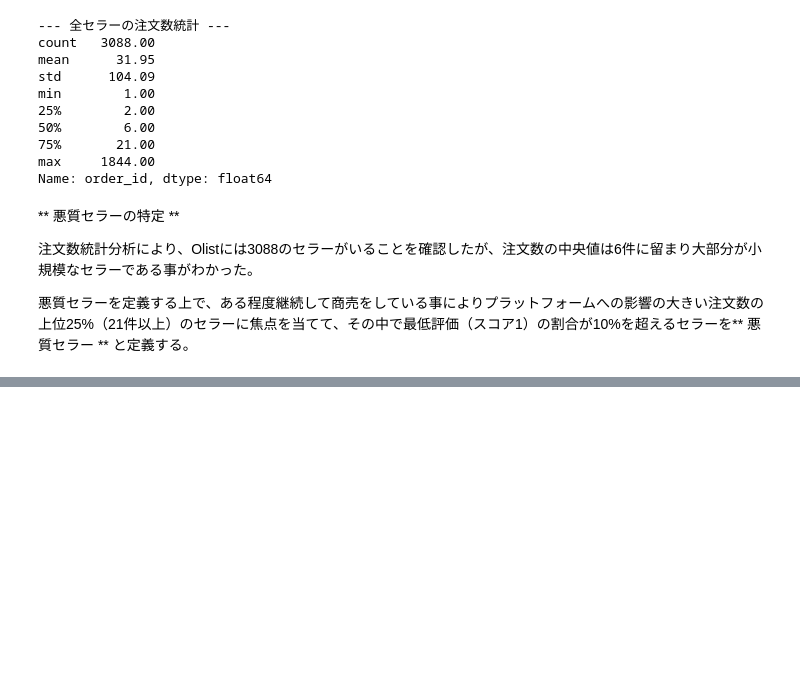
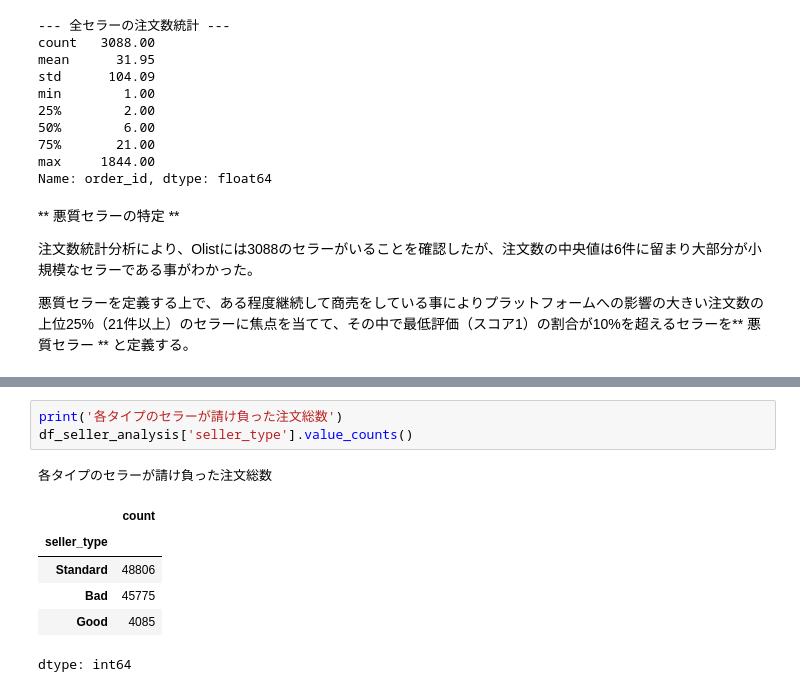
Before and after one commit to kanebako-s/olist-data-analysis, a Jupyter notebook: Kaggle_Olist_analysis_v2.0.ipynb, the cells around one changed output, grey strips where cells are left out. Drawn from its saved outputs; the diff is of its cells as text; blank space fills up the shorter version.

```diff
--- a/Kaggle_Olist_analysis_v2.0.ipynb
+++ b/Kaggle_Olist_analysis_v2.0.ipynb
@@ -357,0 +311,11 @@ dtype: int64
+# %%
+print('各タイプのセラーが請け負った注文総数')
+df_seller_analysis['seller_type'].value_counts()
+# %% [output]
+各タイプのセラーが請け負った注文総数
+|  | count |
+| seller_type |  |
+| Standard | 48806 |
+| Bad | 45775 |
+| Good | 4085 |
+dtype: int64
```
Also changed, not shown: parts of 14 cells of this notebook.
